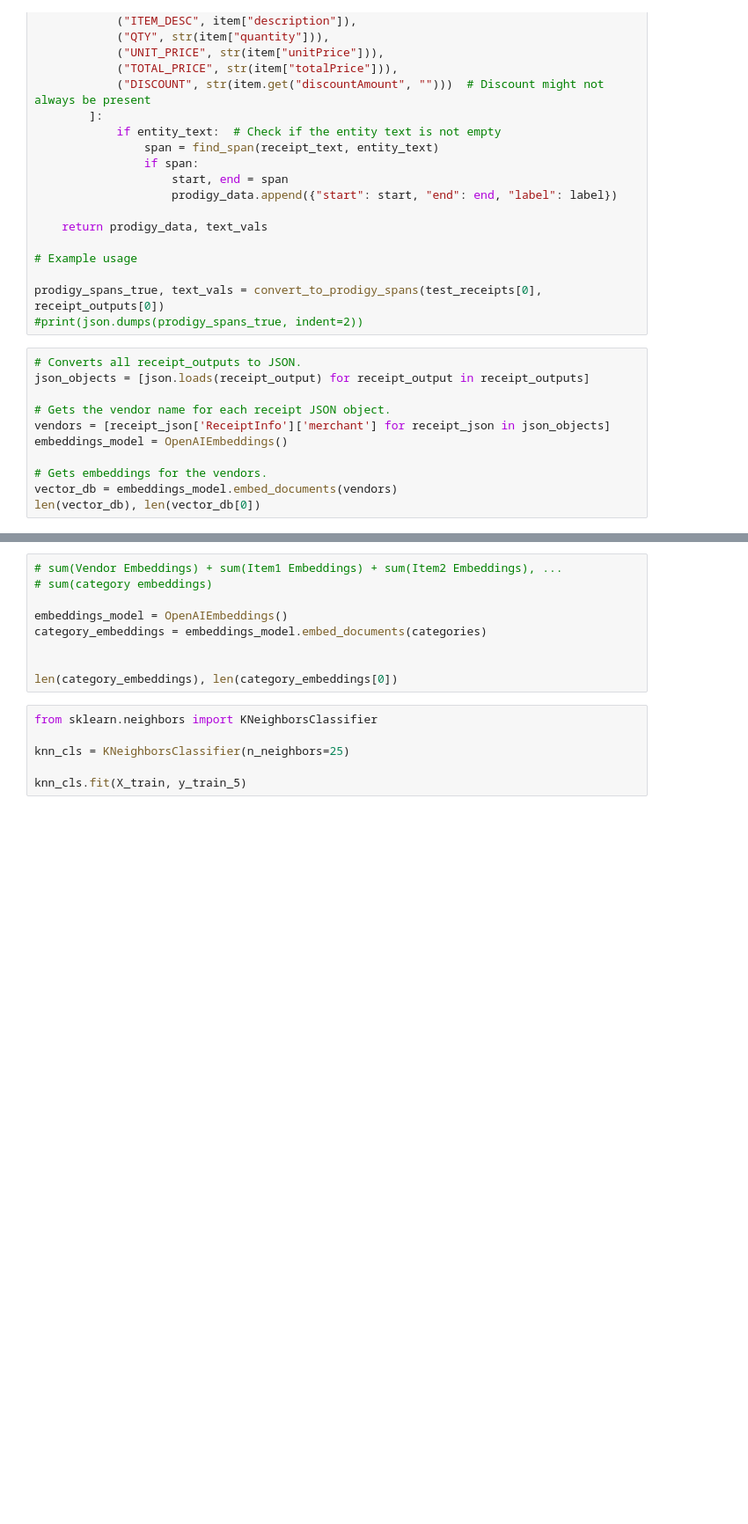
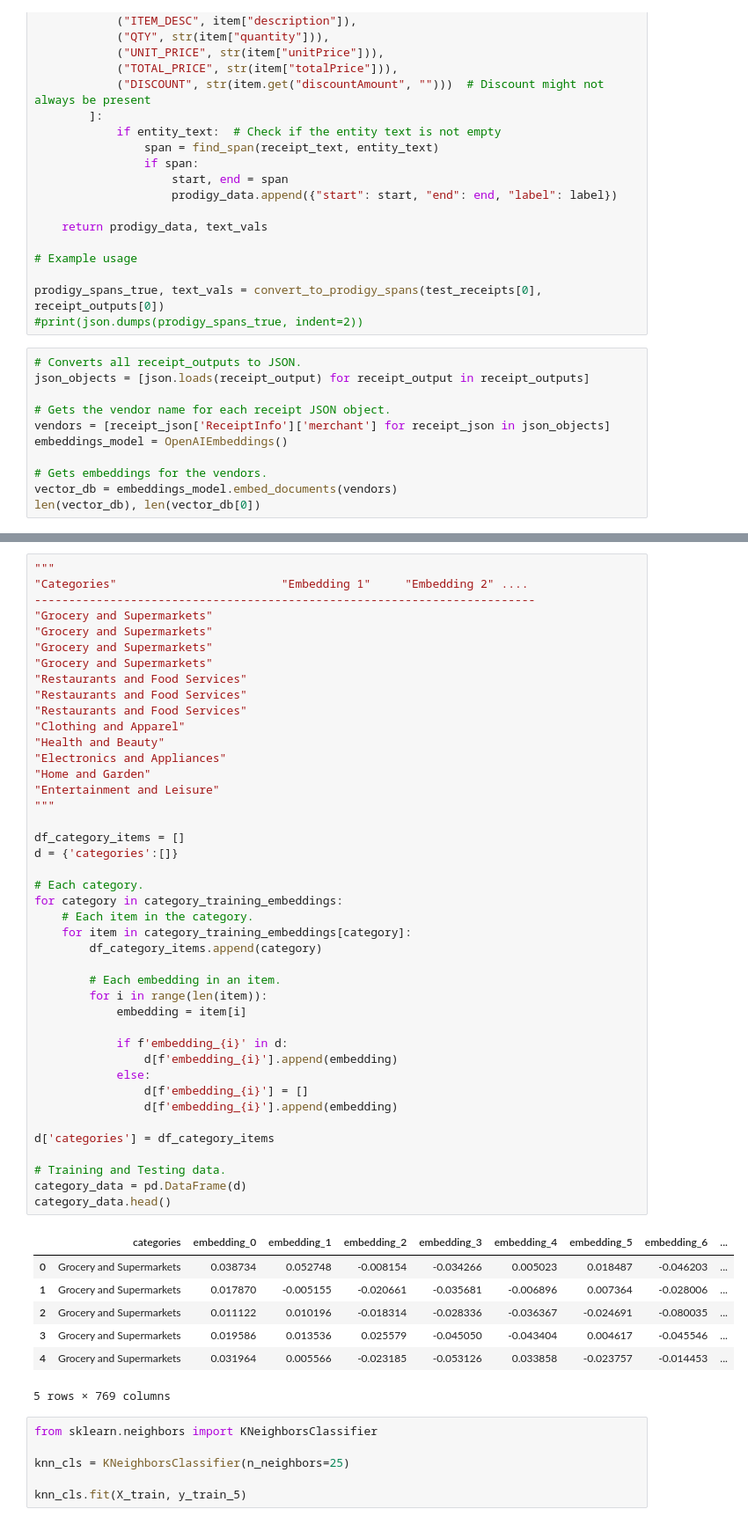
Before and after one commit to charlie-robison/reciept-analytics, a Jupyter notebook: Reciept-Analytics.ipynb, the cells around one changed output, grey strips where cells are left out. Shown at 88% size. Saved outputs shown, nothing was run; the diff lists cells and outputs as text; blank space fills up the shorter version.

Commit message:
Created a dataframe from word embeddings for each training item for a category.

```diff
--- a/Reciept-Analytics.ipynb
+++ b/Reciept-Analytics.ipynb
@@ -588,12 +635,53 @@ category_train_test_data = [
 # %%
-# sum(Vendor Embeddings) + sum(Item1 Embeddings) + sum(Item2 Embeddings), ...
-# sum(category embeddings)
+"""
+"Categories"                        "Embedding 1"     "Embedding 2" ....
+-------------------------------------------------------------------------
+"Grocery and Supermarkets"
+"Grocery and Supermarkets"
+"Grocery and Supermarkets"
+"Grocery and Supermarkets"
+"Restaurants and Food Services"
+"Restaurants and Food Services"
+"Restaurants and Food Services"
+"Clothing and Apparel"
+"Health and Beauty"
+"Electronics and Appliances"
+"Home and Garden"
+"Entertainment and Leisure"
+"""
 
-embeddings_model = OpenAIEmbeddings()
-category_embeddings = embeddings_model.embed_documents(categories)
+df_category_items = []
+d = {'categories':[]}
 
+# Each category.
+for category in category_training_embeddings:
+    # Each item in the category.
+    for item in category_training_embeddings[category]:
+        df_category_items.append(category)
 
-len(category_embeddings), len(category_embeddings[0])
+        # Each embedding in an item.
+        for i in range(len(item)):
+            embedding = item[i]
+
+            if f'embedding_{i}' in d:
+                d[f'embedding_{i}'].append(embedding)
+            else:
+                d[f'embedding_{i}'] = []
+                d[f'embedding_{i}'].append(embedding)
+
+d['categories'] = df_category_items
+
+# Training and Testing data.
+category_data = pd.DataFrame(d)
+category_data.head()
+# %% [output]
+|  | categories | embedding_0 | embedding_1 | embedding_2 | embedding_3 | embedding_4 | embedding_5 | embedding_6 | ... |
+| 0 | Grocery and Supermarkets | 0.038734 | 0.052748 | -0.008154 | -0.034266 | 0.005023 | 0.018487 | -0.046203 | ... |
+| 1 | Grocery and Supermarkets | 0.017870 | -0.005155 | -0.020661 | -0.035681 | -0.006896 | 0.007364 | -0.028006 | ... |
+| 2 | Grocery and Supermarkets | 0.011122 | 0.010196 | -0.018314 | -0.028336 | -0.036367 | -0.024691 | -0.080035 | ... |
+| 3 | Grocery and Supermarkets | 0.019586 | 0.013536 | 0.025579 | -0.045050 | -0.043404 | 0.004617 | -0.045546 | ... |
+| 4 | Grocery and Supermarkets | 0.031964 | 0.005566 | -0.023185 | -0.053126 | 0.033858 | -0.023757 | -0.014453 | ... |
+5 rows × 769 columns
 # %%
 from sklearn.neighbors import KNeighborsClassifier
 
```
Also changed, not shown: parts of 5 cells of this notebook.
